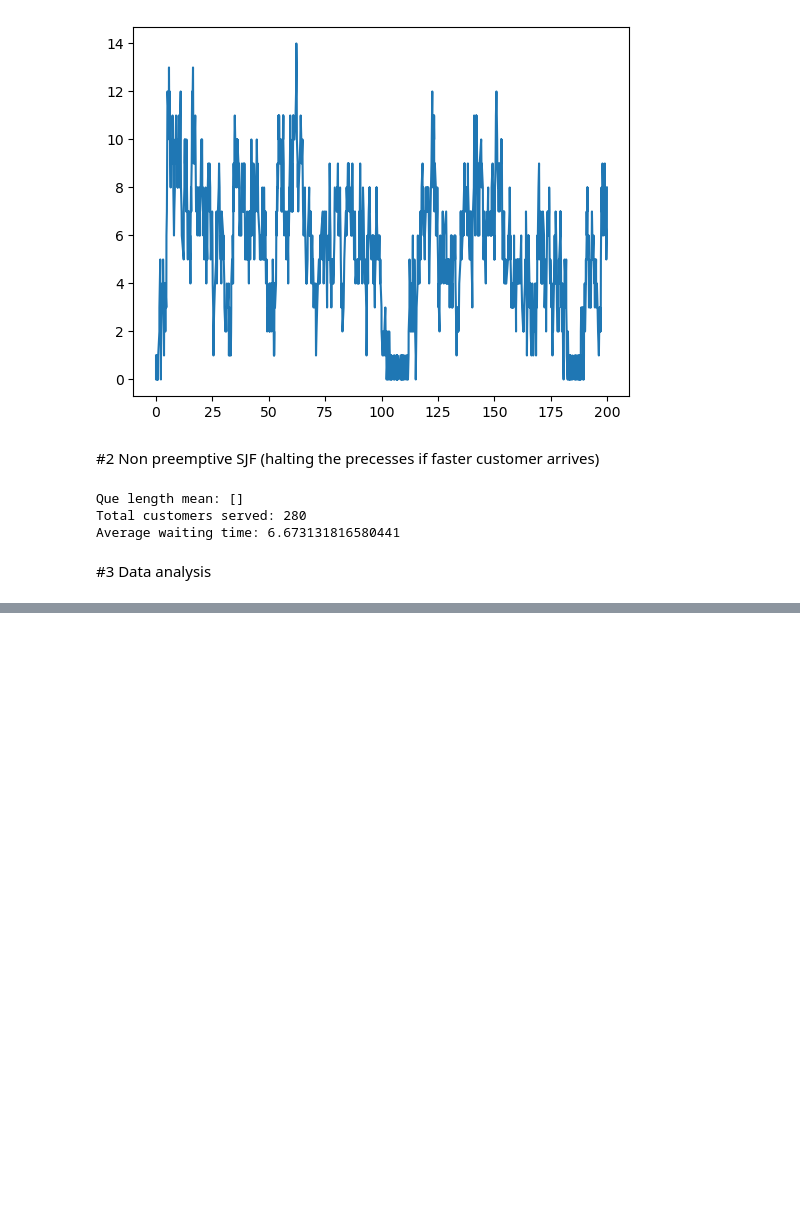
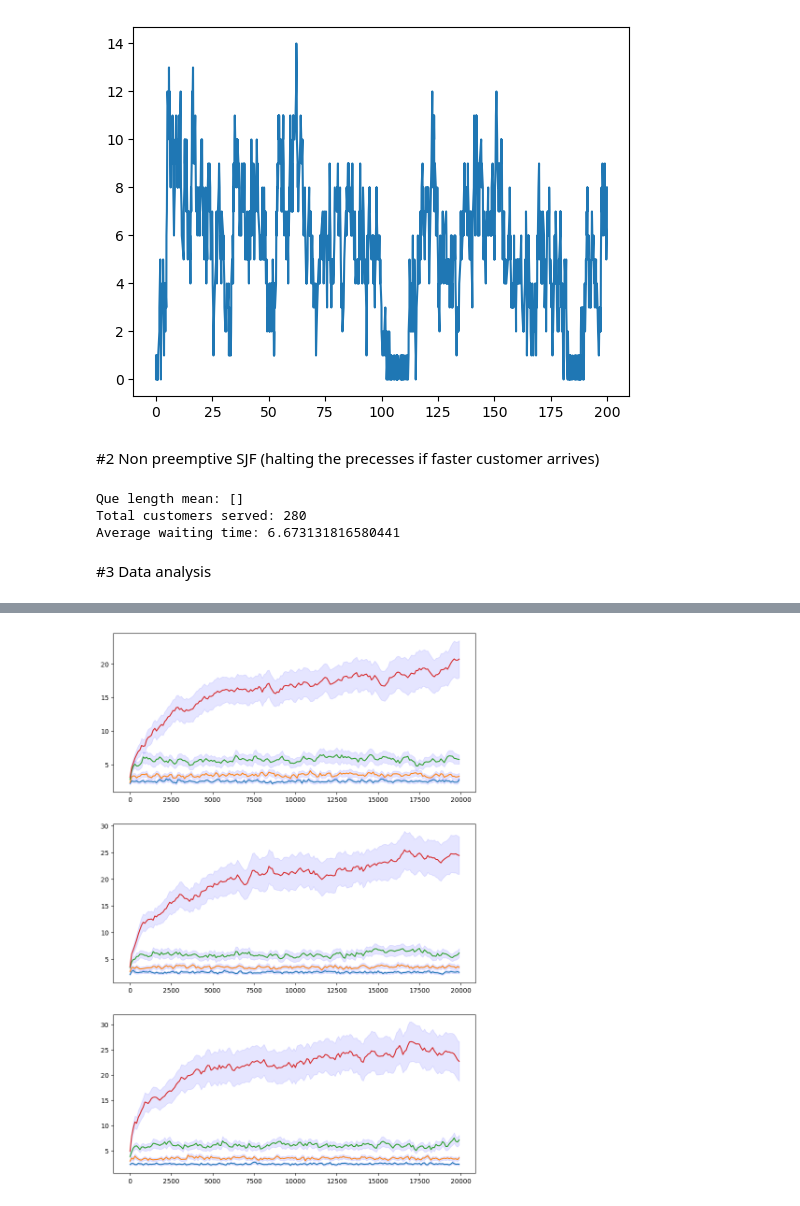
Before and after one commit to iliasoroka1/Discrete_Event_Simulation, a Jupyter notebook: Jacimovic_15278247_Malash_15179192_Soroka_2834023_Assignment_1.ipynb, the cells around one changed output, grey strips where cells are left out. Saved outputs shown, nothing was run; the diff lists cells and outputs as text; code cells hidden in the pictures; blank space fills up the shorter version.

```diff
--- a/Jacimovic_15278247_Malash_15179192_Soroka_2834023_Assignment_1.ipynb
+++ b/Jacimovic_15278247_Malash_15179192_Soroka_2834023_Assignment_1.ipynb
@@ -433,0 +481,38 @@ ValueError: x and y must have same first dimension, but have shapes (20000,) and
+# %%
+def extract_res_for_plt(dataframe, numb_serv, p_val):
+    mask_severs = dataframe["Server_Count"] == numb_serv
+    mask_p_value =  dataframe["P_Value"] == p_val
+    filted_set = dataframe[mask_severs]
+    filted_set_f2 = filted_set[mask_p_value]
+    filtered_datasetos = filted_set_f2["Mean_Queue_Length"]
+    filtered_datasetos_cl_l = filted_set_f2["CI_Lower_Bound"]
+    filtered_datasetos_cl_u = filted_set_f2["CI_Upper_Bound"]
+    return filtered_datasetos, filtered_datasetos_cl_l, filtered_datasetos_cl_u
+
+
+serv = [1, 2, 4]
+p = [0.85, 0.9, 0.95, 0.99]
+
+
+ma = []
+for x in range(0, 20000, 100):
+    ma.append(x)
+
+fig, axs = plt.subplots(3, 1, figsize=(10, 15))
+for pp in p:
+    y, low, up = extract_res_for_plt(mean_std_ci_queue_lengths, 1, pp)
+    axs[0].plot(ma, y)
+    axs[0].fill_between(ma, low, up, color='b', alpha=0.1)
+
+for pp in p:
+    y, low, up = extract_res_for_plt(mean_std_ci_queue_lengths, 2, pp)
+    axs[1].plot(ma, y)
+    axs[1].fill_between(ma, low, up, color='b', alpha=0.1)
+
+
+for pp in p:
+    y, low, up = extract_res_for_plt(mean_std_ci_queue_lengths, 4, pp)
+    axs[2].plot(ma, y)
+    axs[2].fill_between(ma, low, up, color='b', alpha=0.1)
+# %% [output]
+[figure, added]
```
Also changed, not shown: parts of 12 cells of this notebook, 1 other file.
